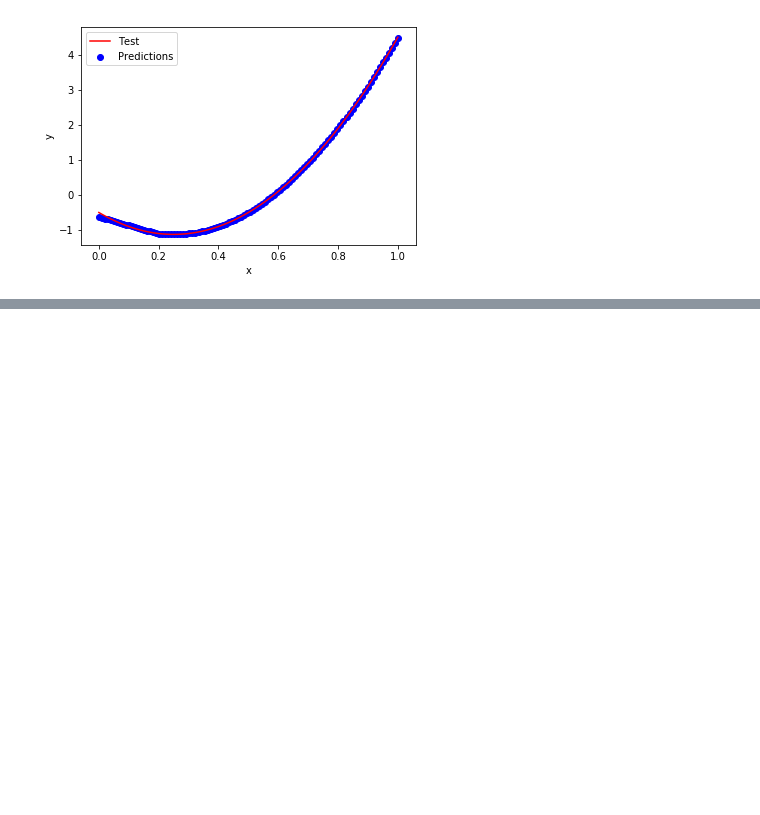
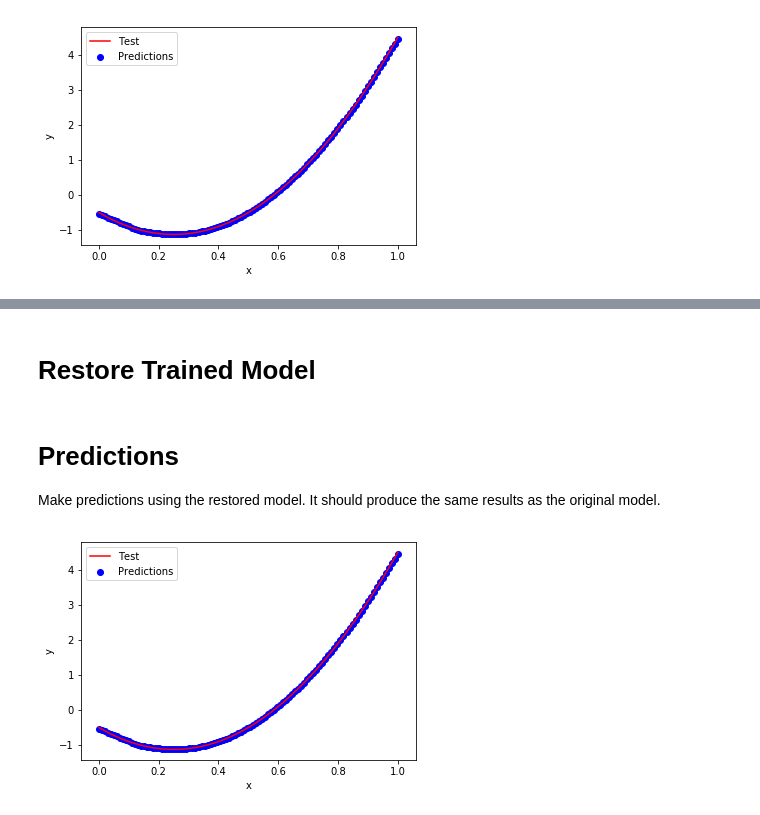
Before and after one commit to msiddalingaiah/MachineLearning, a Jupyter notebook: Notebooks/Keras.ipynb, the cells around one changed output, grey strips where cells are left out. Drawn from its saved outputs; the diff is of its cells as text; code cells hidden in the pictures; blank space fills up the shorter version.

Commit message:
Add model save/restore

```diff
--- a/Notebooks/Keras.ipynb
+++ b/Notebooks/Keras.ipynb
@@ -80,0 +116,27 @@ plt.show()
+# %%
+model_structure = model.to_json()
+with open("model.json", "w") as json_file:
+    json_file.write(model_structure)
+model.save_weights("weights.h5")
+# %% [markdown]
+# Restore Trained Model
+# %%
+with open('model.json', 'r') as json_file:
+    loaded_model_json = json_file.read()
+restored_model = model_from_json(loaded_model_json)
+restored_model.load_weights("weights.h5")
+# %% [markdown]
+# Predictions
+
+Make predictions using the restored model. It should produce the same results as the original model.
+# %%
+y_predictions = restored_model.predict(x_test, batch_size=1)
+
+plt.scatter(x_test, y_predictions, label='Predictions', color='blue')
+plt.plot(x_test, y_test, label='Test', color='red')
+plt.ylabel('y')
+plt.xlabel('x')
+plt.legend(loc='best')
+plt.show()
+# %% [output]
+[figure, added]
```
Also changed, not shown: parts of 11 cells of this notebook, 1 other file.
